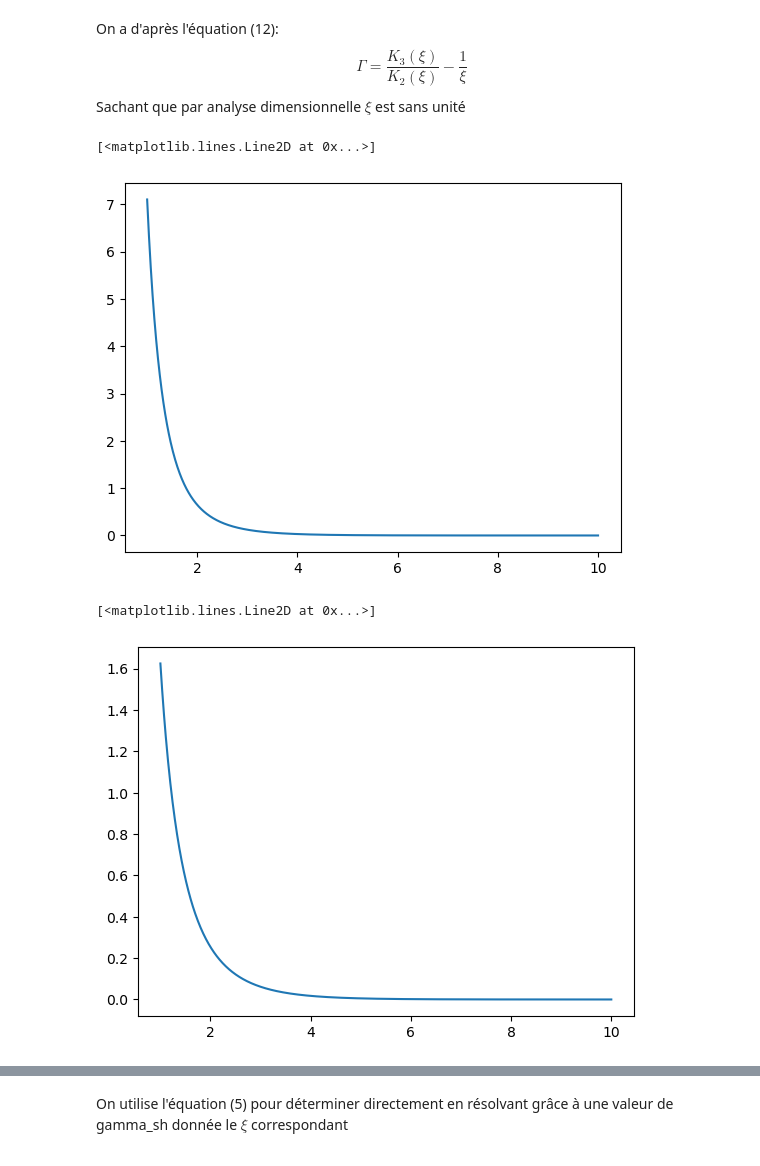
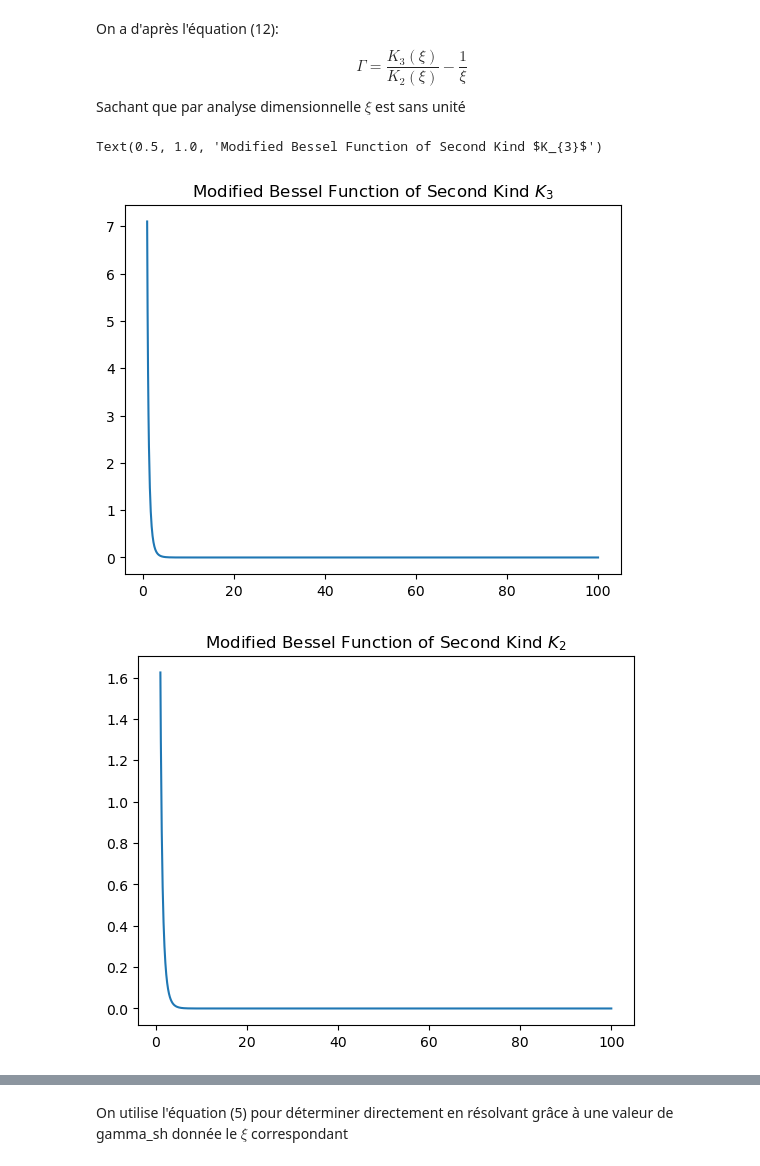
Before and after one commit to quentin-bouquet/Mod-le-Spectro-Temporel-d-mission-d-un-sursaut-gamma, a Jupyter notebook: MAIN.ipynb, the cells around one changed output, grey strips where cells are left out. Drawn from its saved outputs; the diff is of its cells as text; code cells hidden in the pictures.

Commit message:
Correction des fonctions de Bessel: nouveau Module

```diff
--- a/MAIN.ipynb
+++ b/MAIN.ipynb
@@ -20,23 +21,24 @@ Sachant que par analyse dimensionnelle $\xi$ est sans unité
 # %%
 #Définition des fonctions de Bessel de première espèce (avec une limite finie en 0)
 from scipy.special import kv
+K1p = lambda x: mpmath.besselk(1,x)
+K2p = lambda x: mpmath.besselk(2,x)
+K3p = lambda x: mpmath.besselk(3,x)
 
-def K1(x) :
-    return kv(1, x)
-
-def K2(x) :
-    return kv(2, x)
-
-def K3(x) :
-    return kv(3, x)
+K1 = np.vectorize(K1p)
+K2 = np.vectorize(K2p)
+K3 = np.vectorize(K3p)
 # %%
-test1 = np.linspace(1, 10,1000)
+test1 = np.linspace(1, 100,1000)
 plt.plot(test1, K3(test1))
+plt.title('Modified Bessel Function of Second Kind $K_{3}$')
+plt.show()
 # %% [output]
-[<matplotlib.lines.Line2D at 0x...>]
+Text(0.5, 1.0, 'Modified Bessel Function of Second Kind $K_{3}$')
-[figure, old version]
+[figure, new version]
 # %%
 plt.plot(test1, K2(test1))
+plt.title('Modified Bessel Function of Second Kind $K_{2}$')
+plt.show()
 # %% [output]
-[<matplotlib.lines.Line2D at 0x...>]
-[figure, old version]
+[figure, new version]
```
Also changed, not shown: parts of 6 cells of this notebook.
